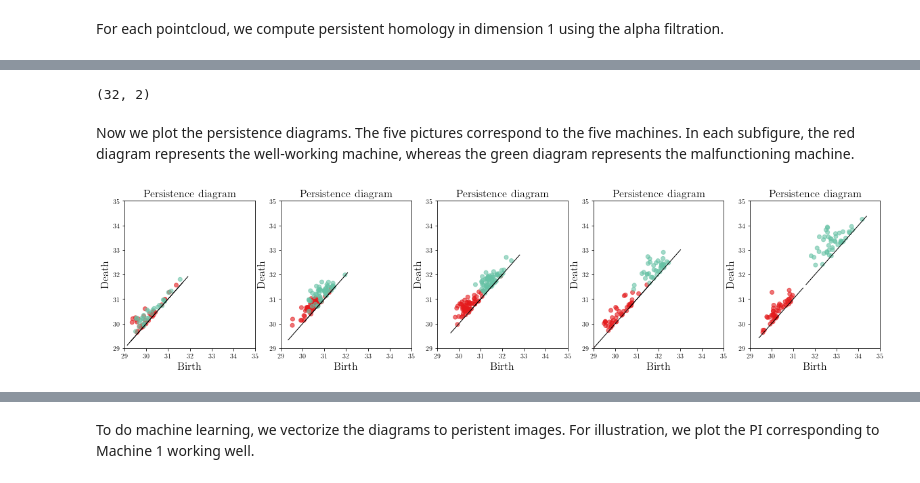
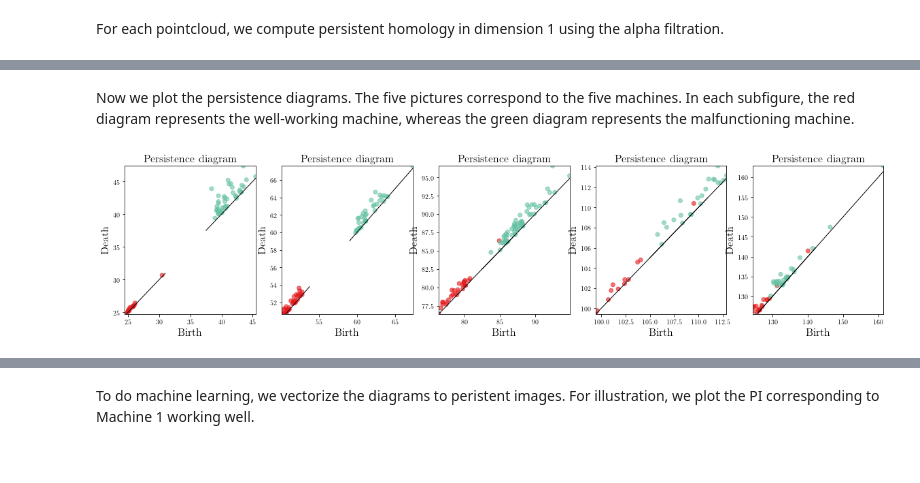
Before and after one commit to nihell/MachineSignalProcessing, a Jupyter notebook: FirstLook.ipynb, the cells around one changed output, grey strips where cells are left out. Saved outputs shown, nothing was run; the diff lists cells and outputs as text; code cells hidden in the pictures.

Commit message:
"new data analysis"

```diff
--- a/FirstLook.ipynb
+++ b/FirstLook.ipynb
@@ -19,14 +19,16 @@ Now we load the data.
 We have five machines, for each of which we have time series for working well and for malfunctioning.
 This way we get 10 numpy arrays in total.
 # %%
-datapath =".\\data\\timeseries\\good_new"
+datapath =".\\data\\timeseries\\good2"
 filelist = os.listdir(datapath)
 print(sorted(filelist))
-good_time_series = [np.array(pd.read_csv(os.path.join(datapath,f), header=None)[0]) for f in sorted(filelist)]
-datapath =".\\data\\timeseries\\bad_new"
+good_labels  =sorted(filelist)
+good_time_series = [np.loadtxt(os.path.join(datapath,f)) for f in sorted(filelist)]
+datapath =".\\data\\timeseries\\bad2"
 filelist = os.listdir(datapath)
 print(sorted(filelist))
-bad_time_series = [np.array(pd.read_csv(os.path.join(datapath,f), header=None)[0]) for f in sorted(filelist)]
+bad_labels = sorted(filelist)
+bad_time_series = [np.loadtxt(os.path.join(datapath,f)) for f in sorted(filelist)]
 
 print(good_time_series[0])
 # %% [output]
@@ -52,11 +54,12 @@ Concretely, using $dim =4, delay = 5, skip = 6$, we map the sequence
 $$(x_1, x_2, x_3, x_4, x_5, x_6, \ldots)\mapsto ((x_1, x_6, x_{11}, x_{16}), (x_7,x_{12}, x_{17},x_{22}),(x_{13},x_{18},x_{23},x_{28})).$$
 # %%
 #dim * delay should roughly equal len(time_series)/numer_of_periods
-dim = 500
-delay = 50
+dim = 555
+delay = len(good_time_series[0])//dim
+print("delay", delay)
 skip = 1
 print(dim*delay)
-print(len(good_time_series[0]/34))
+print(len(good_time_series[0])/24)
 
 tde = TimeDelayEmbedding(dim = dim, delay=delay, skip=skip)
 good_point_clouds = tde.transform(good_time_series)
@@ -64,5 +67,5 @@ bad_point_clouds = tde.transform(bad_time_series)
 diff_point_clouds = tde.transform(np.array(bad_time_series) - np.array(good_time_series))
 
 print(np.array(good_point_clouds).shape)
-print(good_point_clouds[0])
+print(len(good_point_clouds[0]))
 # %% [output]
@@ -131,7 +103,3 @@ array([[ 0.        , 30.13017846],
-# %%
-good_pds[0].shape
-# %% [output]
-(32, 2)
 # %% [markdown]
 Now we plot the persistence diagrams.
 The five pictures correspond to the five machines.
@@ -139,12 +107,12 @@ In each subfigure, the red diagram represents the well-working machine, whereas
 # %%
 f,axes = plt.subplots(1,len(good_pds), figsize = (20,4))
 for i in range(0,len(good_pds)):
 
     gd.plot_persistence_diagram(good_pds[i], axes=axes[i], greyblock=False)
     gd.plot_persistence_diagram(bad_pds[i], axes=axes[i],colormap=cm.Set2.colors, greyblock=False)
     #gd.plot_persistence_diagram([good_pds[i], bad_pds[i]], axes=axes[i])
-    axes[i].set_ylim((29,35))
-    axes[i].set_xlim((29,35))
+    axes[i].set_xlim((np.min(good_pds[i][:,0]),np.max(bad_pds[i][:,0])))
+    axes[i].set_ylim((np.min(good_pds[i][:,1]),np.max(bad_pds[i][:,1])))
 plt.show()
 # %% [output]
-[figure, old version]
+[figure, new version]
```
Also changed, not shown: parts of 11 cells of this notebook, 2 other files.
